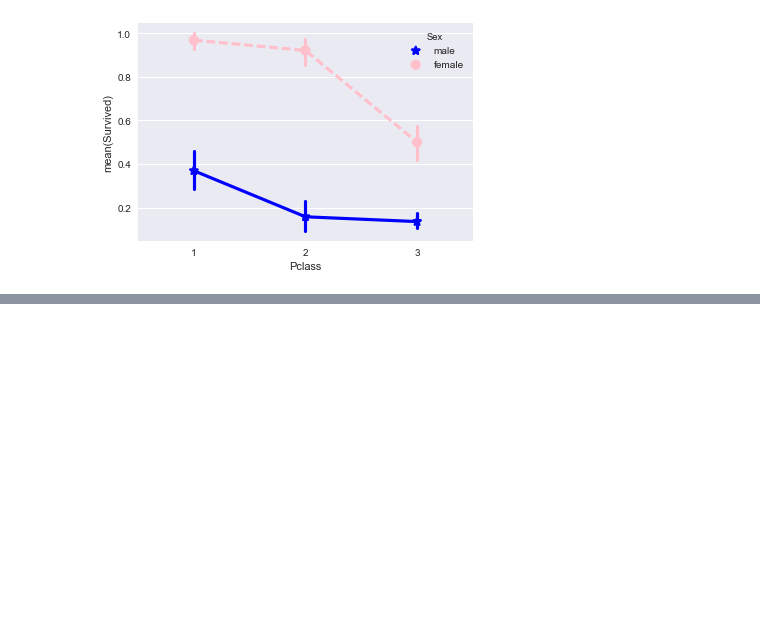
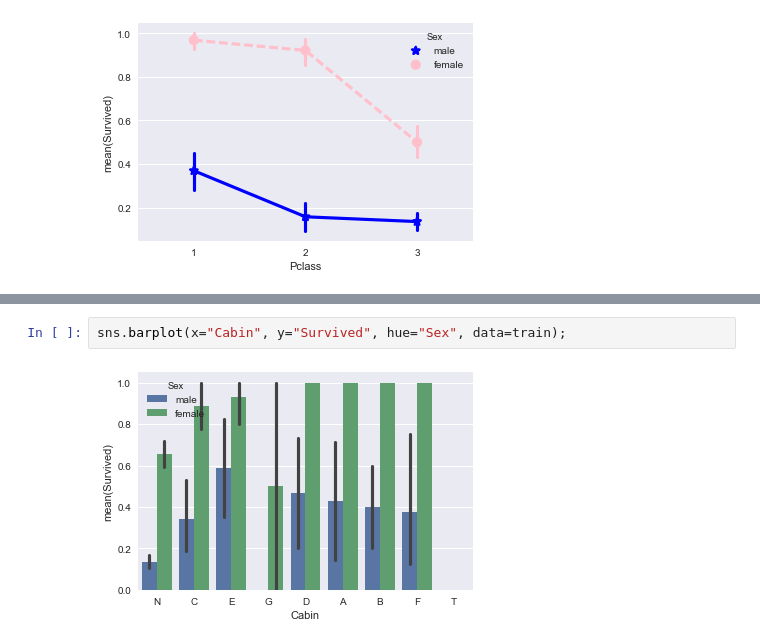
Before and after one commit to ara-ta3/kaggle-titanic-getting-started, a Jupyter notebook: Kaggle.ipynb, the cells around one changed output, grey strips where cells are left out. Drawn from its saved outputs; the diff is of its cells as text; blank space fills up the shorter version.

```diff
--- a/Kaggle.ipynb
+++ b/Kaggle.ipynb
@@ -89,0 +153,4 @@ sns.pointplot(x="Pclass", y="Survived", hue="Sex", data=train,
+# %%
+sns.barplot(x="Cabin", y="Survived", hue="Sex", data=train);
+# %% [output]
+[figure, added]
```
Also changed, not shown: parts of 13 cells of this notebook, 1 other file.
